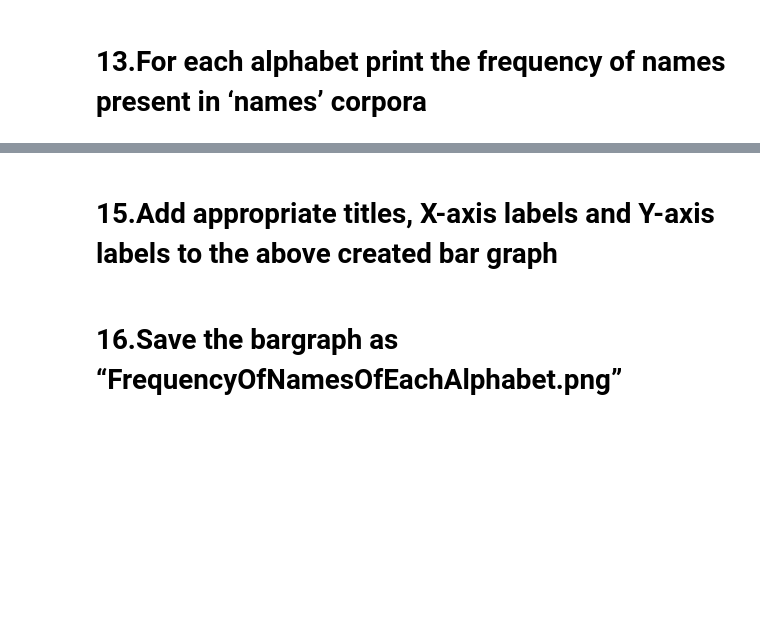
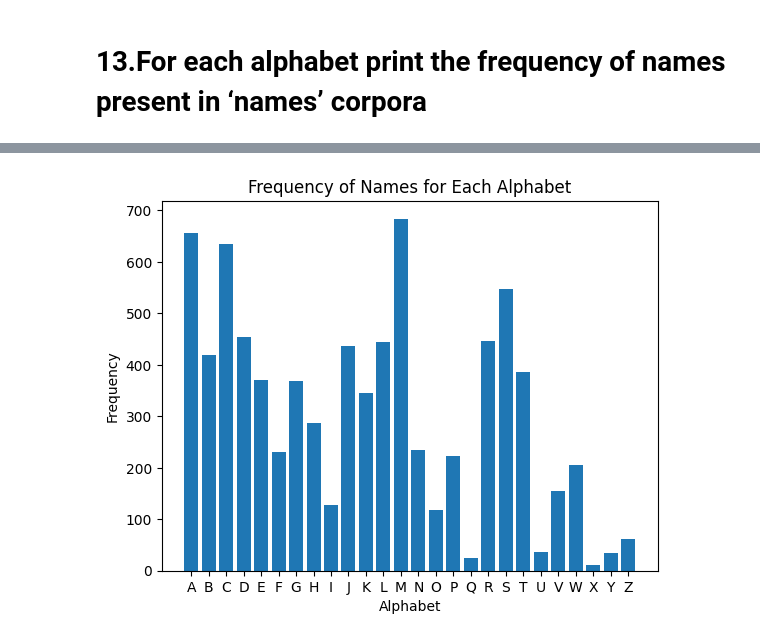
Before and after one commit to kumaramardeep342/Colab-Work, a Jupyter notebook: Ed_AI__NLP_M1_CaseStudy2.ipynb, the cells around one changed output, grey strips where cells are left out. Drawn from its saved outputs; the diff is of its cells as text; code cells hidden in the pictures; blank space fills up the shorter version.

```diff
--- a/Ed_AI__NLP_M1_CaseStudy2.ipynb
+++ b/Ed_AI__NLP_M1_CaseStudy2.ipynb
@@ -160,3 +193,20 @@ print(f" total number of words present in ‘names’ corpora of nltk : {count}"
  total number of words present in ‘names’ corpora of nltk : 7944
 # %% [markdown]
 # 13.For each alphabet print the frequency of names present in ‘names’ corpora
+# %%
+from nltk.probability import FreqDist
+fdist=FreqDist()
+# Create a dictionary to store the frequency of each alphabet
+alphabet_freq = {}
+for files in nltk.corpus.names.fileids():
+  words=nltk.corpus.names.words(files)
+  for word in words:
+    # Get the first letter of the word
+    first_letter=word[0].upper()
+    if first_letter in alphabet_freq:
+      alphabet_freq[first_letter]+=1
+    else:
+      alphabet_freq[first_letter]=1
+print(alphabet_freq)
+#     fdist[word]+=1
+# fdist
@@ -165,4 +219,13 @@ print(f" total number of words present in ‘names’ corpora of nltk : {count}"
-# %% [markdown]
-# 15.Add appropriate titles, X-axis labels and Y-axis labels to the above created bar graph
-# %% [markdown]
-# 16.Save the bargraph as “FrequencyOfNamesOfEachAlphabet.png”
+# %%
+from matplotlib import pyplot as plt
+fig=plt.figure()
+plt.bar(alphabet_freq.keys(),alphabet_freq.values())
+# 15.Add appropriate titles, X-axis labels and Y-axis labels to the above created bar graph
+plt.xlabel('Alphabet')
+plt.ylabel('Frequency')
+plt.title('Frequency of Names for Each Alphabet')
+# 16.Save the bargraph as “FrequencyOfNamesOfEachAlphabet.png”
+fig.savefig('/content/drive/MyDrive/Colab Work/Edureka AI Certification/Assigment Files/FrequencyOfNamesOfEachAlphabet.png')
+plt.show()
+# %% [output]
+[figure, added]
```
Also changed, not shown: parts of 6 cells of this notebook.
